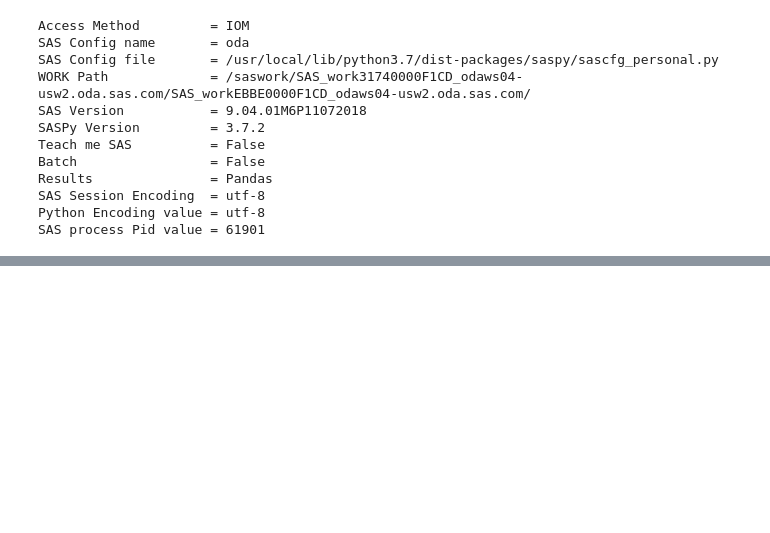
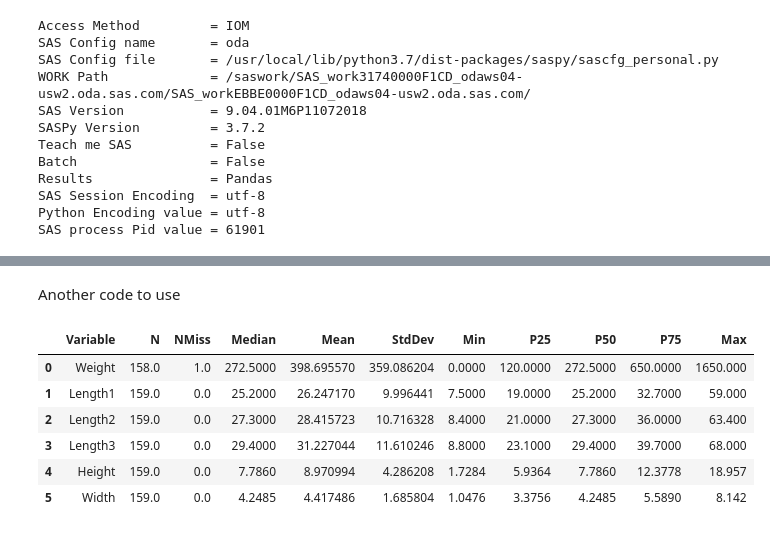
Before and after one commit to franmarq/SAS-OnDemand-for-Academics---Python, a Jupyter notebook: sascfg_personal.ipynb, the cells around one changed output, grey strips where cells are left out. Drawn from its saved outputs; the diff is of its cells as text; code cells hidden in the pictures; blank space fills up the shorter version.

```diff
--- a/sascfg_personal.ipynb
+++ b/sascfg_personal.ipynb
@@ -51,0 +170,13 @@ import pandas as pd
+# %% [markdown]
+Another code to use
+# %%
+fish_sds = sas_session.sasdata(table='fish',libref='sashelp')
+fish_sds.means()
+# %% [output]
+|  | Variable | N | NMiss | Median | Mean | StdDev | Min | P25 | P50 | P75 | Max |
+| 0 | Weight | 158.0 | 1.0 | 272.5000 | 398.695570 | 359.086204 | 0.0000 | 120.0000 | 272.5000 | 650.0000 | 1650.000 |
+| 1 | Length1 | 159.0 | 0.0 | 25.2000 | 26.247170 | 9.996441 | 7.5000 | 19.0000 | 25.2000 | 32.7000 | 59.000 |
+| 2 | Length2 | 159.0 | 0.0 | 27.3000 | 28.415723 | 10.716328 | 8.4000 | 21.0000 | 27.3000 | 36.0000 | 63.400 |
+| 3 | Length3 | 159.0 | 0.0 | 29.4000 | 31.227044 | 11.610246 | 8.8000 | 23.1000 | 29.4000 | 39.7000 | 68.000 |
+| 4 | Height | 159.0 | 0.0 | 7.7860 | 8.970994 | 4.286208 | 1.7284 | 5.9364 | 7.7860 | 12.3778 | 18.957 |
+| 5 | Width | 159.0 | 0.0 | 4.2485 | 4.417486 | 1.685804 | 1.0476 | 3.3756 | 4.2485 | 5.5890 | 8.142 |
```
Also changed, not shown: parts of 22 cells of this notebook.
